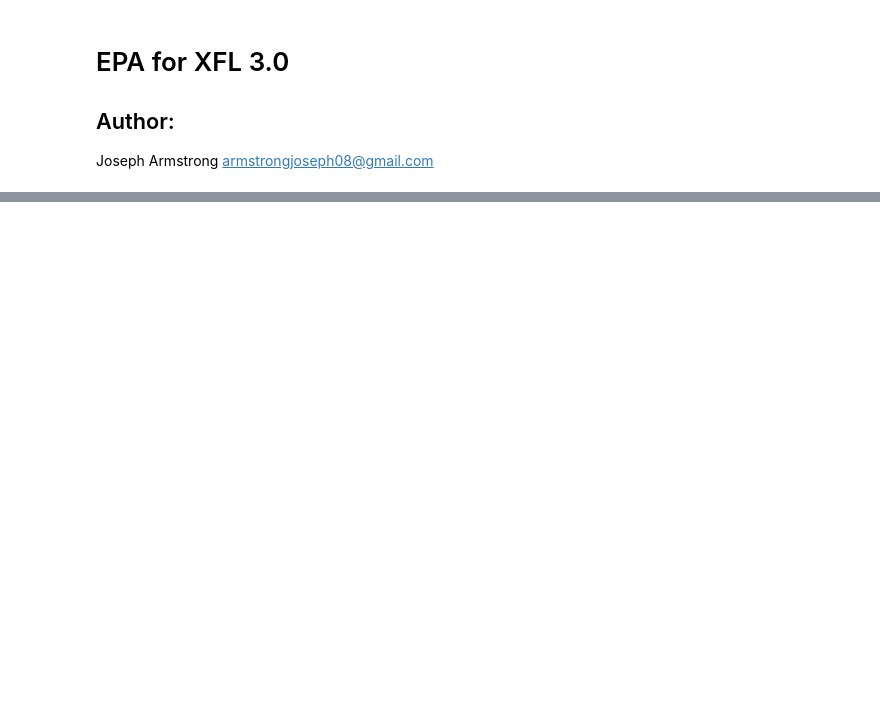
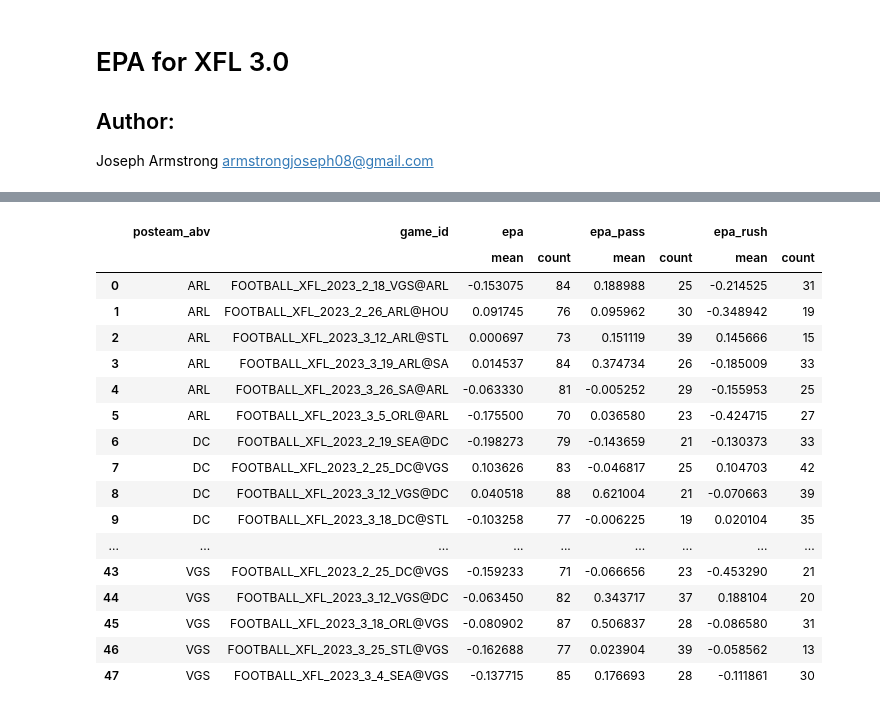
Before and after one commit to armstjc/xfl-2023-data-repository, a Jupyter notebook: epa.ipynb, the cells around one changed output, grey strips where cells are left out. Cells and saved outputs as stored; diff of their text form; code cells hidden in the pictures; blank space fills up the shorter version.

```diff
--- a/epa.ipynb
+++ b/epa.ipynb
@@ -47,0 +38,37 @@ pbp_df = pbp_df[(pbp_df['play_type']!='EventStart')&(pbp_df['play_type']!='Event
+# %%
+# home team = home_team_abv
+# away team = away_team
+
+# offense = posteam_abv
+# defense = defteam_abv
+
+# posteam = posteam
+# EPA = epa
+off_df = pbp_df.groupby(["posteam_abv","game_id"],as_index=False).aggregate(
+    {
+        'epa':['mean','count'],
+        'epa_pass':['mean','count'],
+        'epa_rush':['mean','count']
+    }
+)
+#off_df['EPA/Play'] = off_df['sum'] / off_df['count']
+off_df
+# %% [output]
+|  | posteam_abv | game_id | epa |  | epa_pass |  | epa_rush |  |
+|  |  |  | mean | count | mean | count | mean | count |
+| 0 | ARL | FOOTBALL_XFL_2023_2_18_VGS@ARL | -0.153075 | 84 | 0.188988 | 25 | -0.214525 | 31 |
+| 1 | ARL | FOOTBALL_XFL_2023_2_26_ARL@HOU | 0.091745 | 76 | 0.095962 | 30 | -0.348942 | 19 |
+| 2 | ARL | FOOTBALL_XFL_2023_3_12_ARL@STL | 0.000697 | 73 | 0.151119 | 39 | 0.145666 | 15 |
+| 3 | ARL | FOOTBALL_XFL_2023_3_19_ARL@SA | 0.014537 | 84 | 0.374734 | 26 | -0.185009 | 33 |
+| 4 | ARL | FOOTBALL_XFL_2023_3_26_SA@ARL | -0.063330 | 81 | -0.005252 | 29 | -0.155953 | 25 |
+| 5 | ARL | FOOTBALL_XFL_2023_3_5_ORL@ARL | -0.175500 | 70 | 0.036580 | 23 | -0.424715 | 27 |
+| 6 | DC | FOOTBALL_XFL_2023_2_19_SEA@DC | -0.198273 | 79 | -0.143659 | 21 | -0.130373 | 33 |
+| 7 | DC | FOOTBALL_XFL_2023_2_25_DC@VGS | 0.103626 | 83 | -0.046817 | 25 | 0.104703 | 42 |
+| 8 | DC | FOOTBALL_XFL_2023_3_12_VGS@DC | 0.040518 | 88 | 0.621004 | 21 | -0.070663 | 39 |
+| 9 | DC | FOOTBALL_XFL_2023_3_18_DC@STL | -0.103258 | 77 | -0.006225 | 19 | 0.020104 | 35 |
+| ... | ... | ... | ... | ... | ... | ... | ... | ... |
+| 43 | VGS | FOOTBALL_XFL_2023_2_25_DC@VGS | -0.159233 | 71 | -0.066656 | 23 | -0.453290 | 21 |
+| 44 | VGS | FOOTBALL_XFL_2023_3_12_VGS@DC | -0.063450 | 82 | 0.343717 | 37 | 0.188104 | 20 |
+| 45 | VGS | FOOTBALL_XFL_2023_3_18_ORL@VGS | -0.080902 | 87 | 0.506837 | 28 | -0.086580 | 31 |
+| 46 | VGS | FOOTBALL_XFL_2023_3_25_STL@VGS | -0.162688 | 77 | 0.023904 | 39 | -0.058562 | 13 |
+| 47 | VGS | FOOTBALL_XFL_2023_3_4_SEA@VGS | -0.137715 | 85 | 0.176693 | 28 | -0.111861 | 30 |
```
Also changed, not shown: parts of 5 cells of this notebook, 56 other files.
